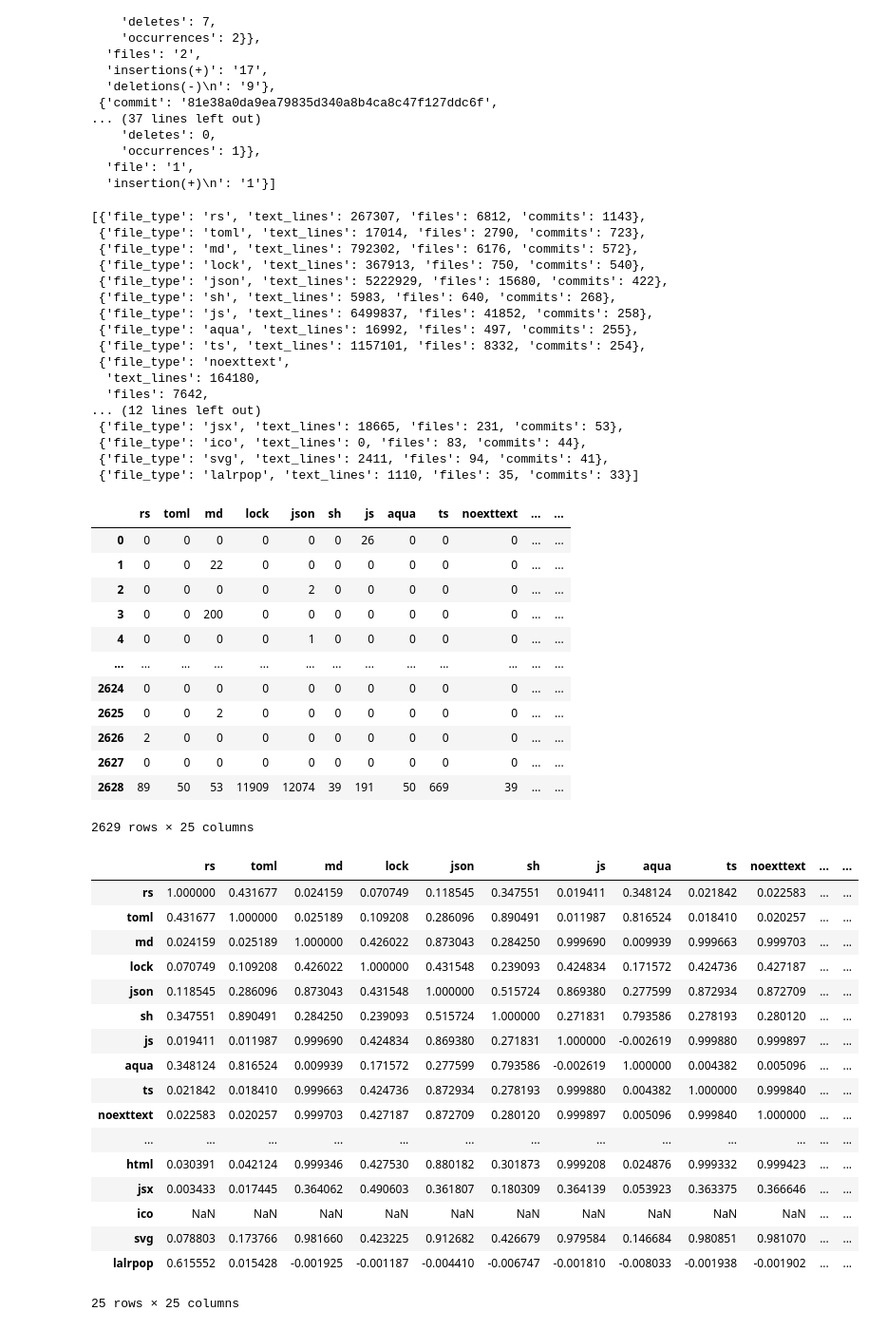
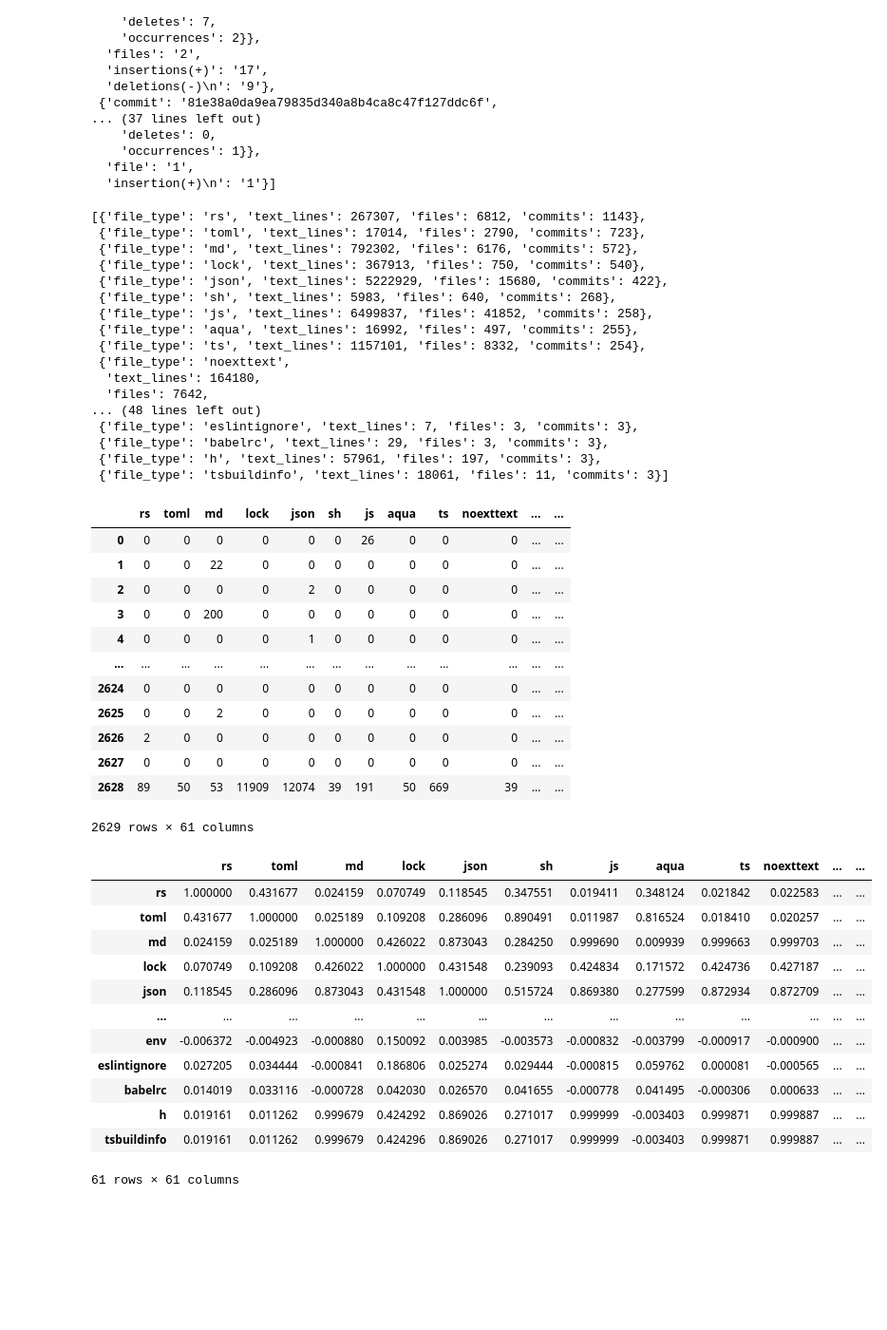
Before and after one commit to Deadman-DAO/Web3HackerNetwork, a Jupyter notebook: sandbox/notebooks/bob/commit_stat_analytics.ipynb, the cells around one changed output. Shown at 95% size. Saved outputs shown, nothing was run; the diff lists cells and outputs as text; code cells hidden in the pictures; blank space fills up the shorter version.

```diff
--- a/sandbox/notebooks/bob/commit_stat_analytics.ipynb
+++ b/sandbox/notebooks/bob/commit_stat_analytics.ipynb
@@ -49,7 +49,7 @@ for stats in all_commit_stats:
 by_commit_count = sorted(ft_dicts, key=lambda d: d['commits'])
 by_commit_count.reverse()
 # if your odds of being in a commit are < 1/1000, you don't matter
-main_type_stats = [stats for stats in by_commit_count if stats['commits'] > (len(all_commit_stats) / 100)]
+main_type_stats = [stats for stats in by_commit_count if stats['commits'] > (len(all_commit_stats) / 1000)]
 main_type_stats
 # %% [output]
 [{'file_type': 'rs', 'text_lines': 267307, 'files': 6812, 'commits': 1143},
@@ -64,11 +64,11 @@ main_type_stats
  {'file_type': 'noexttext',
   'text_lines': 164180,
   'files': 7642,
-... (12 lines left out)
- {'file_type': 'jsx', 'text_lines': 18665, 'files': 231, 'commits': 53},
- {'file_type': 'ico', 'text_lines': 0, 'files': 83, 'commits': 44},
- {'file_type': 'svg', 'text_lines': 2411, 'files': 94, 'commits': 41},
- {'file_type': 'lalrpop', 'text_lines': 1110, 'files': 35, 'commits': 33}]
+... (48 lines left out)
+ {'file_type': 'eslintignore', 'text_lines': 7, 'files': 3, 'commits': 3},
+ {'file_type': 'babelrc', 'text_lines': 29, 'files': 3, 'commits': 3},
+ {'file_type': 'h', 'text_lines': 57961, 'files': 197, 'commits': 3},
+ {'file_type': 'tsbuildinfo', 'text_lines': 18061, 'files': 11, 'commits': 3}]
 # %%
 import pandas as pd
 
@@ -98,25 +98,21 @@ type_df
 | 2626 | 2 | 0 | 0 | 0 | 0 | 0 | 0 | 0 | 0 | 0 | ... | ... |
 | 2627 | 0 | 0 | 0 | 0 | 0 | 0 | 0 | 0 | 0 | 0 | ... | ... |
 | 2628 | 89 | 50 | 53 | 11909 | 12074 | 39 | 191 | 50 | 669 | 39 | ... | ... |
-2629 rows × 25 columns
+2629 rows × 61 columns
 # %%
-type_df.corr()
+type_corr = type_df.corr()
+type_corr
 # %% [output]
 |  | rs | toml | md | lock | json | sh | js | aqua | ts | noexttext | ... | ... |
 | rs | 1.000000 | 0.431677 | 0.024159 | 0.070749 | 0.118545 | 0.347551 | 0.019411 | 0.348124 | 0.021842 | 0.022583 | ... | ... |
 | toml | 0.431677 | 1.000000 | 0.025189 | 0.109208 | 0.286096 | 0.890491 | 0.011987 | 0.816524 | 0.018410 | 0.020257 | ... | ... |
 | md | 0.024159 | 0.025189 | 1.000000 | 0.426022 | 0.873043 | 0.284250 | 0.999690 | 0.009939 | 0.999663 | 0.999703 | ... | ... |
 | lock | 0.070749 | 0.109208 | 0.426022 | 1.000000 | 0.431548 | 0.239093 | 0.424834 | 0.171572 | 0.424736 | 0.427187 | ... | ... |
 | json | 0.118545 | 0.286096 | 0.873043 | 0.431548 | 1.000000 | 0.515724 | 0.869380 | 0.277599 | 0.872934 | 0.872709 | ... | ... |
-| sh | 0.347551 | 0.890491 | 0.284250 | 0.239093 | 0.515724 | 1.000000 | 0.271831 | 0.793586 | 0.278193 | 0.280120 | ... | ... |
-| js | 0.019411 | 0.011987 | 0.999690 | 0.424834 | 0.869380 | 0.271831 | 1.000000 | -0.002619 | 0.999880 | 0.999897 | ... | ... |
-| aqua | 0.348124 | 0.816524 | 0.009939 | 0.171572 | 0.277599 | 0.793586 | -0.002619 | 1.000000 | 0.004382 | 0.005096 | ... | ... |
-| ts | 0.021842 | 0.018410 | 0.999663 | 0.424736 | 0.872934 | 0.278193 | 0.999880 | 0.004382 | 1.000000 | 0.999840 | ... | ... |
-| noexttext | 0.022583 | 0.020257 | 0.999703 | 0.427187 | 0.872709 | 0.280120 | 0.999897 | 0.005096 | 0.999840 | 1.000000 | ... | ... |
 | ... | ... | ... | ... | ... | ... | ... | ... | ... | ... | ... | ... | ... |
-| html | 0.030391 | 0.042124 | 0.999346 | 0.427530 | 0.880182 | 0.301873 | 0.999208 | 0.024876 | 0.999332 | 0.999423 | ... | ... |
-| jsx | 0.003433 | 0.017445 | 0.364062 | 0.490603 | 0.361807 | 0.180309 | 0.364139 | 0.053923 | 0.363375 | 0.366646 | ... | ... |
-| ico | NaN | NaN | NaN | NaN | NaN | NaN | NaN | NaN | NaN | NaN | ... | ... |
-| svg | 0.078803 | 0.173766 | 0.981660 | 0.423225 | 0.912682 | 0.426679 | 0.979584 | 0.146684 | 0.980851 | 0.981070 | ... | ... |
-| lalrpop | 0.615552 | 0.015428 | -0.001925 | -0.001187 | -0.004410 | -0.006747 | -0.001810 | -0.008033 | -0.001938 | -0.001902 | ... | ... |
+| env | -0.006372 | -0.004923 | -0.000880 | 0.150092 | 0.003985 | -0.003573 | -0.000832 | -0.003799 | -0.000917 | -0.000900 | ... | ... |
+| eslintignore | 0.027205 | 0.034444 | -0.000841 | 0.186806 | 0.025274 | 0.029444 | -0.000815 | 0.059762 | 0.000081 | -0.000565 | ... | ... |
+| babelrc | 0.014019 | 0.033116 | -0.000728 | 0.042030 | 0.026570 | 0.041655 | -0.000778 | 0.041495 | -0.000306 | 0.000633 | ... | ... |
+| h | 0.019161 | 0.011262 | 0.999679 | 0.424292 | 0.869026 | 0.271017 | 0.999999 | -0.003403 | 0.999871 | 0.999887 | ... | ... |
+| tsbuildinfo | 0.019161 | 0.011262 | 0.999679 | 0.424296 | 0.869026 | 0.271017 | 0.999999 | -0.003403 | 0.999871 | 0.999887 | ... | ... |
-25 rows × 25 columns
+61 rows × 61 columns
```
Also changed, not shown: parts of 1 cell of this notebook.
